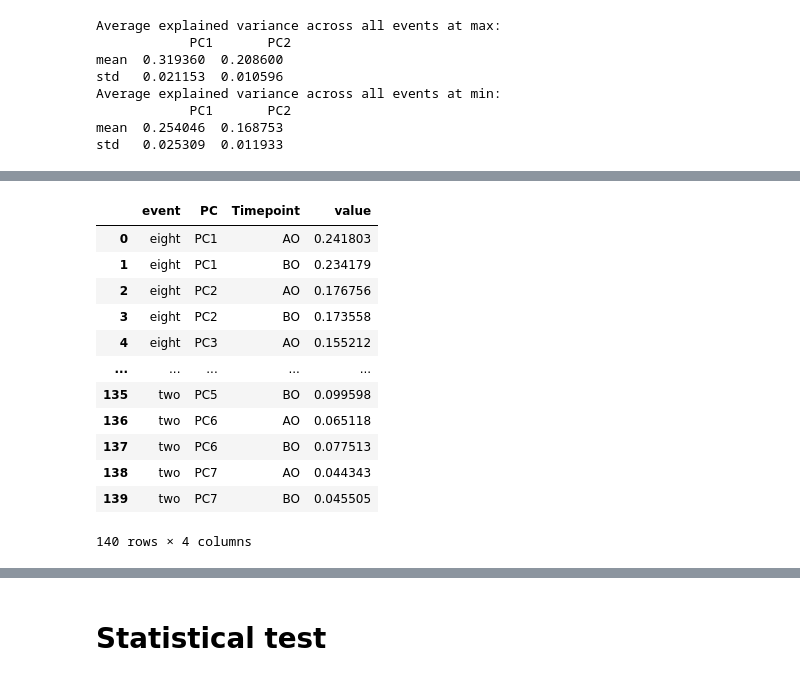
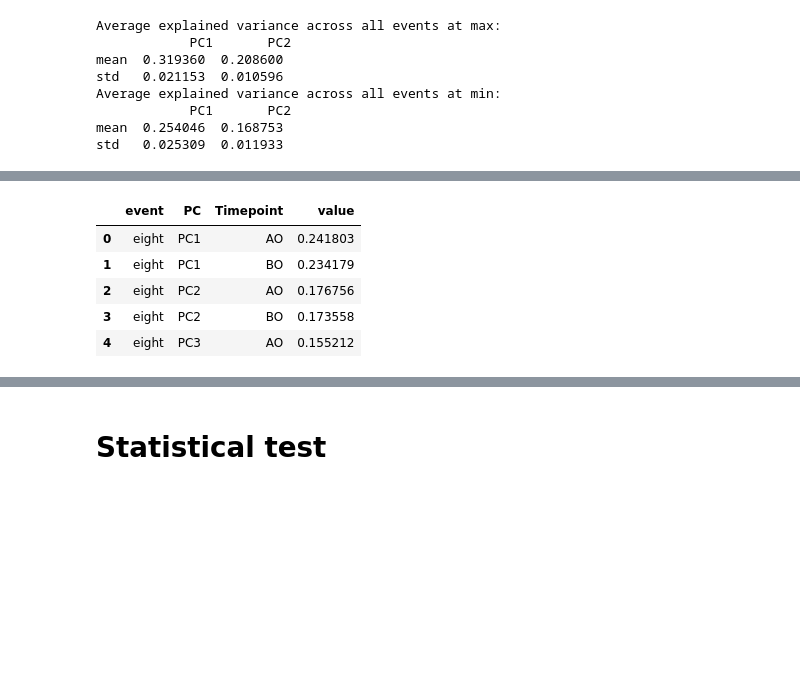
Before and after one commit to JohnMadrid/pca-driving-behavior, a Jupyter notebook: 3_variance_analysis.ipynb, the cells around one changed output, grey strips where cells are left out. Cells and saved outputs as stored; diff of their text form; code cells hidden in the pictures; blank space fills up the shorter version.

Commit message:
Cleaned variance notebook.

```diff
--- a/3_variance_analysis.ipynb
+++ b/3_variance_analysis.ipynb
@@ -350,0 +357,18 @@ std   0.025309  0.011933
+# %%
+# List file names in the 'eigenvalues' folder
+eigen_results_path = results_dir/'eigenvalues'
+eigen_results_files = os.listdir(eigen_results_path)
+
+# Print the file names
+print("Files in 'variances' folder:", eigen_results_files)
+# Load eigenvalues df
+# Find CSV files in the 'all_events' folder
+all_events_eigv_folder = eigen_results_path / 'all_events'
+
+# Print the names of all CSV files in the folder
+csv_files = list((all_events_eigv_folder).glob("*.csv"))
+print("CSV files in 'all_events' folder:")
+for f in csv_files:
+    print(f.name)
+# Load all CSV files into a single DataFrame
+pcs_stddev_df = dd.read_csv(all_events_eigv_folder / "stddev_event_all_events_timestamp_all_7_variables.csv").compute()
@@ -499,20 +878,13 @@ aligned_var
 # %%
 mean_by_event_pc = aligned_var.groupby(['event', 'PC','Timepoint'])['value'].mean().reset_index()
-mean_by_event_pc
+mean_by_event_pc.head()
 # %% [output]
 |  | event | PC | Timepoint | value |
 | 0 | eight | PC1 | AO | 0.241803 |
 | 1 | eight | PC1 | BO | 0.234179 |
 | 2 | eight | PC2 | AO | 0.176756 |
 | 3 | eight | PC2 | BO | 0.173558 |
 | 4 | eight | PC3 | AO | 0.155212 |
-| ... | ... | ... | ... | ... |
-| 135 | two | PC5 | BO | 0.099598 |
-| 136 | two | PC6 | AO | 0.065118 |
-| 137 | two | PC6 | BO | 0.077513 |
-| 138 | two | PC7 | AO | 0.044343 |
-| 139 | two | PC7 | BO | 0.045505 |
-140 rows × 4 columns
 # %%
 def plot_variance(df, save=False, save_name="variance_plot", format="png"):
     import plotly.graph_objects as go
```
Also changed, not shown: parts of 18 cells of this notebook.
